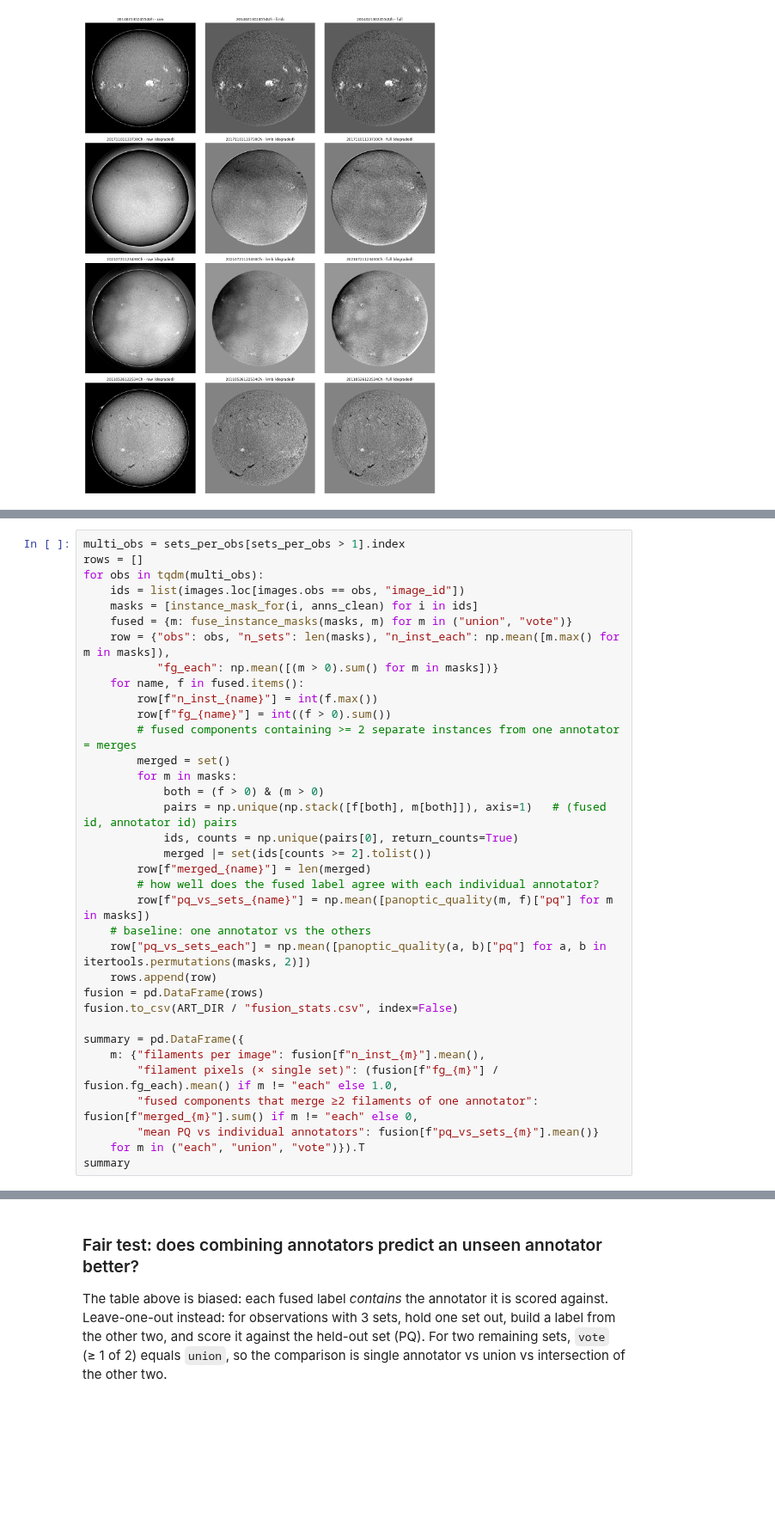
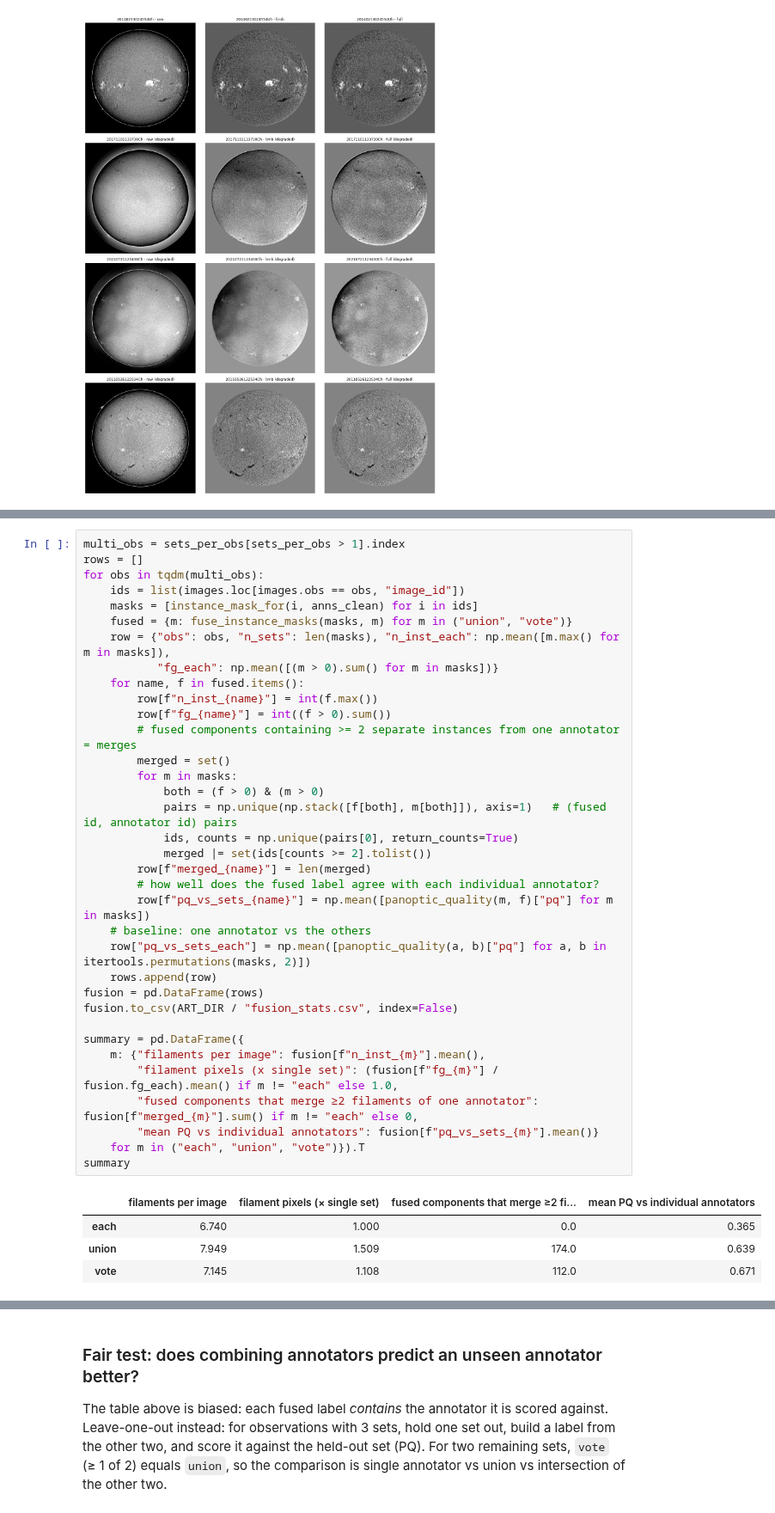
Before and after one commit to AryanMohanlall/COS711-A2, a Jupyter notebook: notebooks/02_cleaning_and_split.ipynb, the cells around one changed output, grey strips where cells are left out. Shown at 86% size. Drawn from its saved outputs; the diff is of its cells as text; blank space fills up the shorter version.

```diff
--- a/notebooks/02_cleaning_and_split.ipynb
+++ b/notebooks/02_cleaning_and_split.ipynb
@@ -230,34 +227,39 @@ for obs in tqdm(multi_obs):
     ids = list(images.loc[images.obs == obs, "image_id"])
     masks = [instance_mask_for(i, anns_clean) for i in ids]
     fused = {m: fuse_instance_masks(masks, m) for m in ("union", "vote")}
     row = {"obs": obs, "n_sets": len(masks), "n_inst_each": np.mean([m.max() for m in masks]),
            "fg_each": np.mean([(m > 0).sum() for m in masks])}
     for name, f in fused.items():
         row[f"n_inst_{name}"] = int(f.max())
         row[f"fg_{name}"] = int((f > 0).sum())
         # fused components containing >= 2 separate instances from one annotator = merges
         merged = set()
         for m in masks:
             both = (f > 0) & (m > 0)
             pairs = np.unique(np.stack([f[both], m[both]]), axis=1)   # (fused id, annotator id) pairs
             ids, counts = np.unique(pairs[0], return_counts=True)
             merged |= set(ids[counts >= 2].tolist())
         row[f"merged_{name}"] = len(merged)
         # how well does the fused label agree with each individual annotator?
         row[f"pq_vs_sets_{name}"] = np.mean([panoptic_quality(m, f)["pq"] for m in masks])
     # baseline: one annotator vs the others
     row["pq_vs_sets_each"] = np.mean([panoptic_quality(a, b)["pq"] for a, b in itertools.permutations(masks, 2)])
     rows.append(row)
 fusion = pd.DataFrame(rows)
 fusion.to_csv(ART_DIR / "fusion_stats.csv", index=False)
 
 summary = pd.DataFrame({
     m: {"filaments per image": fusion[f"n_inst_{m}"].mean(),
-        "filament pixels (× single set)": (fusion[f"fg_{m}"] / fusion.fg_each).mean() if m != "each" else 1.0,
+        "filament pixels (x single set)": (fusion[f"fg_{m}"] / fusion.fg_each).mean() if m != "each" else 1.0,
         "fused components that merge ≥2 filaments of one annotator": fusion[f"merged_{m}"].sum() if m != "each" else 0,
         "mean PQ vs individual annotators": fusion[f"pq_vs_sets_{m}"].mean()}
     for m in ("each", "union", "vote")}).T
 summary
+# %% [output]
+|  | filaments per image | filament pixels (× single set) | fused components that merge ≥2 fi... | mean PQ vs individual annotators |
+| each | 6.740 | 1.000 | 0.0 | 0.365 |
+| union | 7.949 | 1.509 | 174.0 | 0.639 |
+| vote | 7.145 | 1.108 | 112.0 | 0.671 |
 # %%
 print("By number of sets:")
 fusion.groupby("n_sets")[["n_inst_each", "n_inst_union", "n_inst_vote", "pq_vs_sets_each",
```
Also changed, not shown: parts of 8 cells of this notebook, 30 other files.
